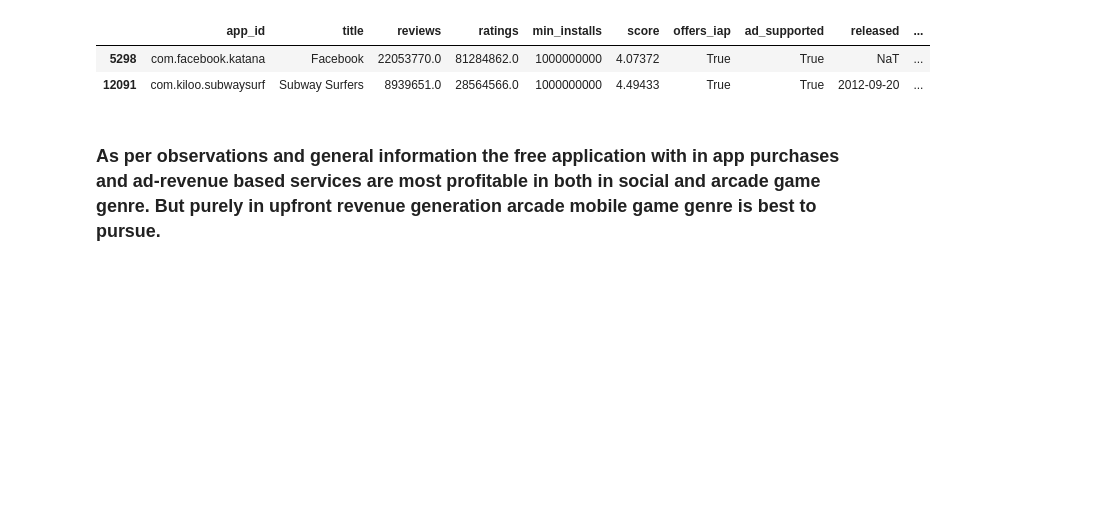
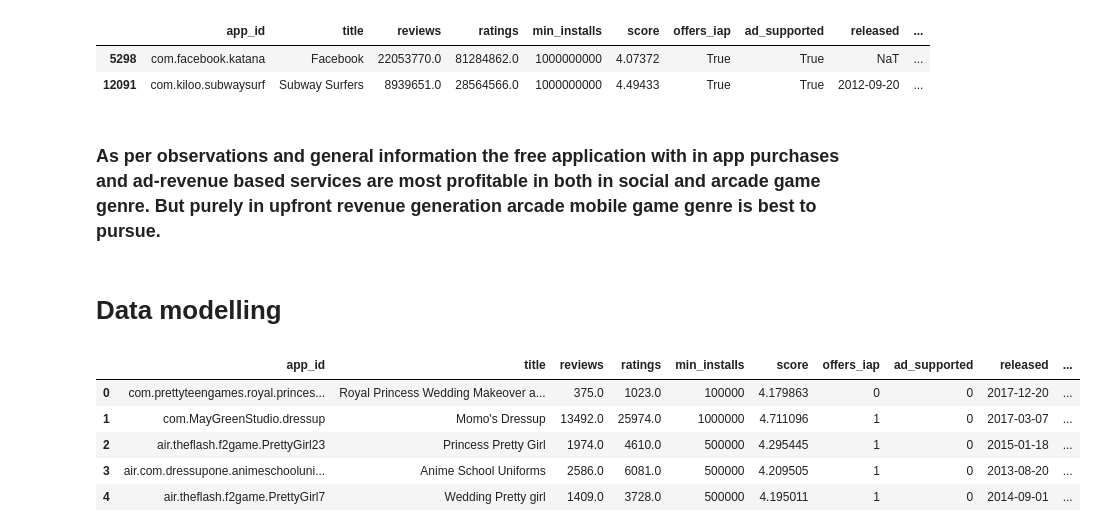
Before and after one commit to Necronoxia/google-play-apps-analysis, a Jupyter notebook: mini_proj.ipynb, the cells around one changed output. Saved outputs shown, nothing was run; the diff lists cells and outputs as text; code cells hidden in the pictures; blank space fills up the shorter version.

```diff
--- a/mini_proj.ipynb
+++ b/mini_proj.ipynb
@@ -311,3 +315,19 @@ price_df2[price_df2['min_installs']==price_df2['min_installs'].max()]
 | 12091 | com.kiloo.subwaysurf | Subway Surfers | 8939651.0 | 28564566.0 | 1000000000 | 4.49433 | True | True | 2012-09-20 | ... |
 # %% [markdown]
 ### As per observations and general information the free application with in app purchases and ad-revenue based services are most profitable in both in social and arcade game genre. But purely in upfront revenue generation arcade mobile game genre is best to pursue.
+# %% [markdown]
+# Data modelling
+# %%
+df['genre'] = pd.factorize(df['genre'])[0].astype(int)
+df['genre_id'] = pd.factorize(df['genre_id'])[0].astype(int)
+df['offers_iap'] = pd.factorize(df['offers_iap'])[0].astype(int)
+df['ad_supported'] = pd.factorize(df['ad_supported'])[0].astype(int)
+df = df.dropna()
+df.head(5)
+# %% [output]
+|  | app_id | title | reviews | ratings | min_installs | score | offers_iap | ad_supported | released | ... |
+| 0 | com.prettyteengames.royal.princes... | Royal Princess Wedding Makeover a... | 375.0 | 1023.0 | 100000 | 4.179863 | 0 | 0 | 2017-12-20 | ... |
+| 1 | com.MayGreenStudio.dressup | Momo's Dressup | 13492.0 | 25974.0 | 1000000 | 4.711096 | 1 | 0 | 2017-03-07 | ... |
+| 2 | air.theflash.f2game.PrettyGirl23 | Princess Pretty Girl | 1974.0 | 4610.0 | 500000 | 4.295445 | 1 | 0 | 2015-01-18 | ... |
+| 3 | air.com.dressupone.animeschooluni... | Anime School Uniforms | 2586.0 | 6081.0 | 500000 | 4.209505 | 1 | 0 | 2013-08-20 | ... |
+| 4 | air.theflash.f2game.PrettyGirl7 | Wedding Pretty girl | 1409.0 | 3728.0 | 500000 | 4.195011 | 1 | 0 | 2014-09-01 | ... |
```
Also changed, not shown: parts of 12 cells of this notebook.
